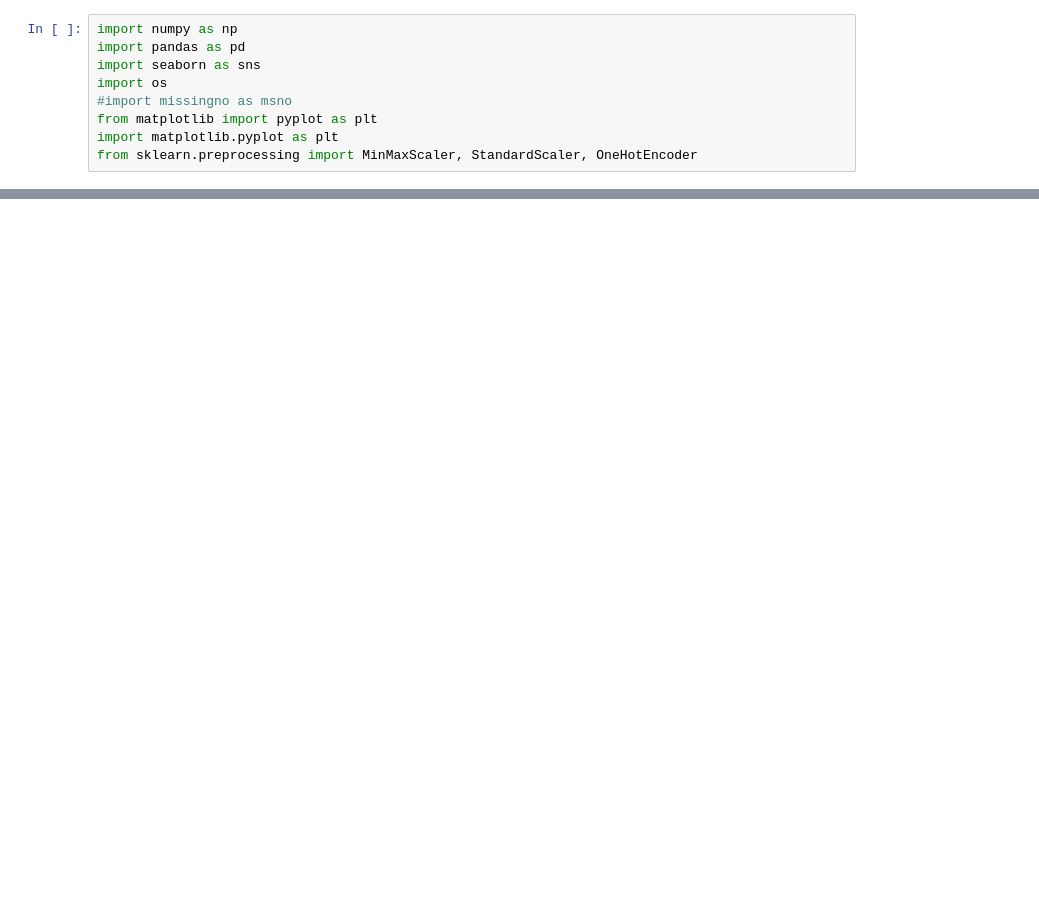
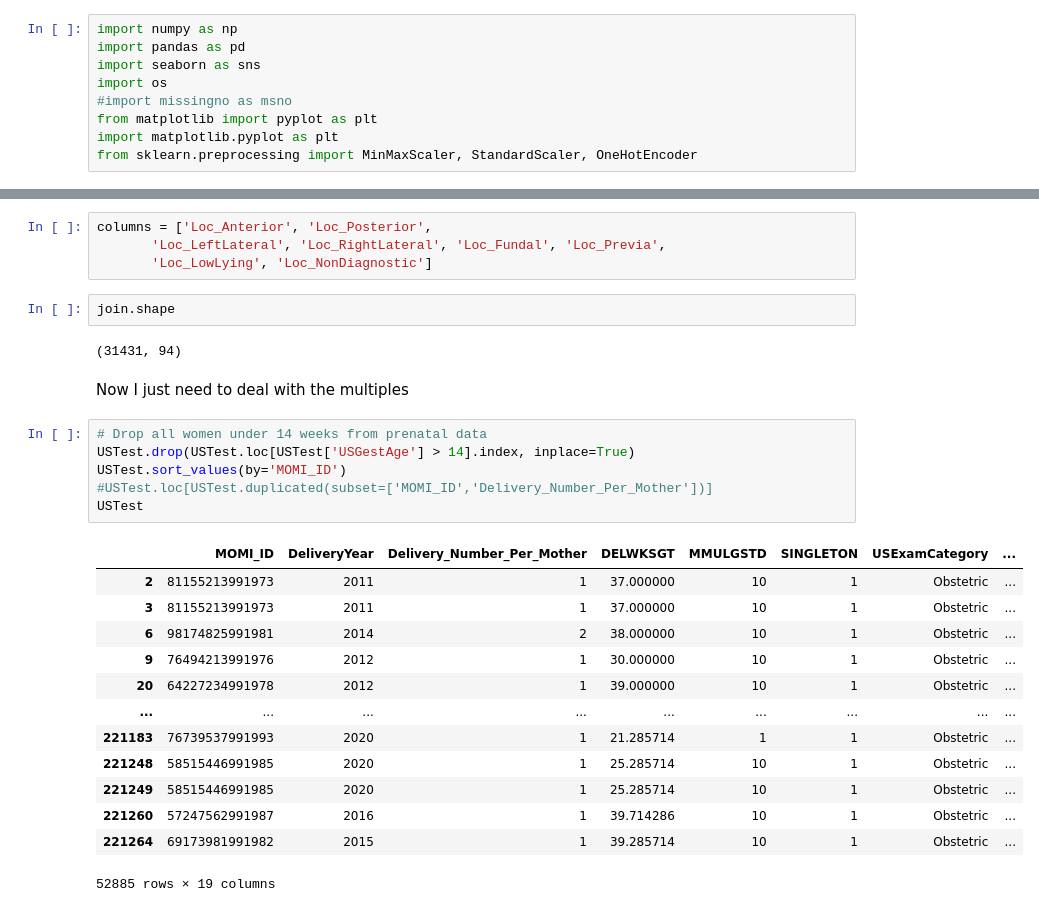
Before and after one commit to rachellb/Bennett_OUDSA5900, a Jupyter notebook: Descriptions/Momi Test.ipynb, the cells around one changed output, grey strips where cells are left out. Drawn from its saved outputs; the diff is of its cells as text; blank space fills up the shorter version.

```diff
--- a/Descriptions/Momi Test.ipynb
+++ b/Descriptions/Momi Test.ipynb
@@ -358,0 +444,30 @@ ultrasound.sort_values(by=['DeliveryYear', 'USGestAge'])
+# %%
+columns = ['Loc_Anterior', 'Loc_Posterior',
+       'Loc_LeftLateral', 'Loc_RightLateral', 'Loc_Fundal', 'Loc_Previa',
+       'Loc_LowLying', 'Loc_NonDiagnostic']
+# %%
+join.shape
+# %% [output]
+(31431, 94)
+# %% [markdown]
+Now I just need to deal with the multiples
+# %%
+# Drop all women under 14 weeks from prenatal data
+USTest.drop(USTest.loc[USTest['USGestAge'] > 14].index, inplace=True)
+USTest.sort_values(by='MOMI_ID')
+#USTest.loc[USTest.duplicated(subset=['MOMI_ID','Delivery_Number_Per_Mother'])]
+USTest
+# %% [output]
+|  | MOMI_ID | DeliveryYear | Delivery_Number_Per_Mother | DELWKSGT | MMULGSTD | SINGLETON | USExamCategory | ... |
+| 2 | 81155213991973 | 2011 | 1 | 37.000000 | 10 | 1 | Obstetric | ... |
+| 3 | 81155213991973 | 2011 | 1 | 37.000000 | 10 | 1 | Obstetric | ... |
+| 6 | 98174825991981 | 2014 | 2 | 38.000000 | 10 | 1 | Obstetric | ... |
+| 9 | 76494213991976 | 2012 | 1 | 30.000000 | 10 | 1 | Obstetric | ... |
+| 20 | 64227234991978 | 2012 | 1 | 39.000000 | 10 | 1 | Obstetric | ... |
+| ... | ... | ... | ... | ... | ... | ... | ... | ... |
+| 221183 | 76739537991993 | 2020 | 1 | 21.285714 | 1 | 1 | Obstetric | ... |
+| 221248 | 58515446991985 | 2020 | 1 | 25.285714 | 10 | 1 | Obstetric | ... |
+| 221249 | 58515446991985 | 2020 | 1 | 25.285714 | 10 | 1 | Obstetric | ... |
+| 221260 | 57247562991987 | 2016 | 1 | 39.714286 | 10 | 1 | Obstetric | ... |
+| 221264 | 69173981991982 | 2015 | 1 | 39.285714 | 10 | 1 | Obstetric | ... |
+52885 rows × 19 columns
```
Also changed, not shown: parts of 28 cells of this notebook, 6 other files.
